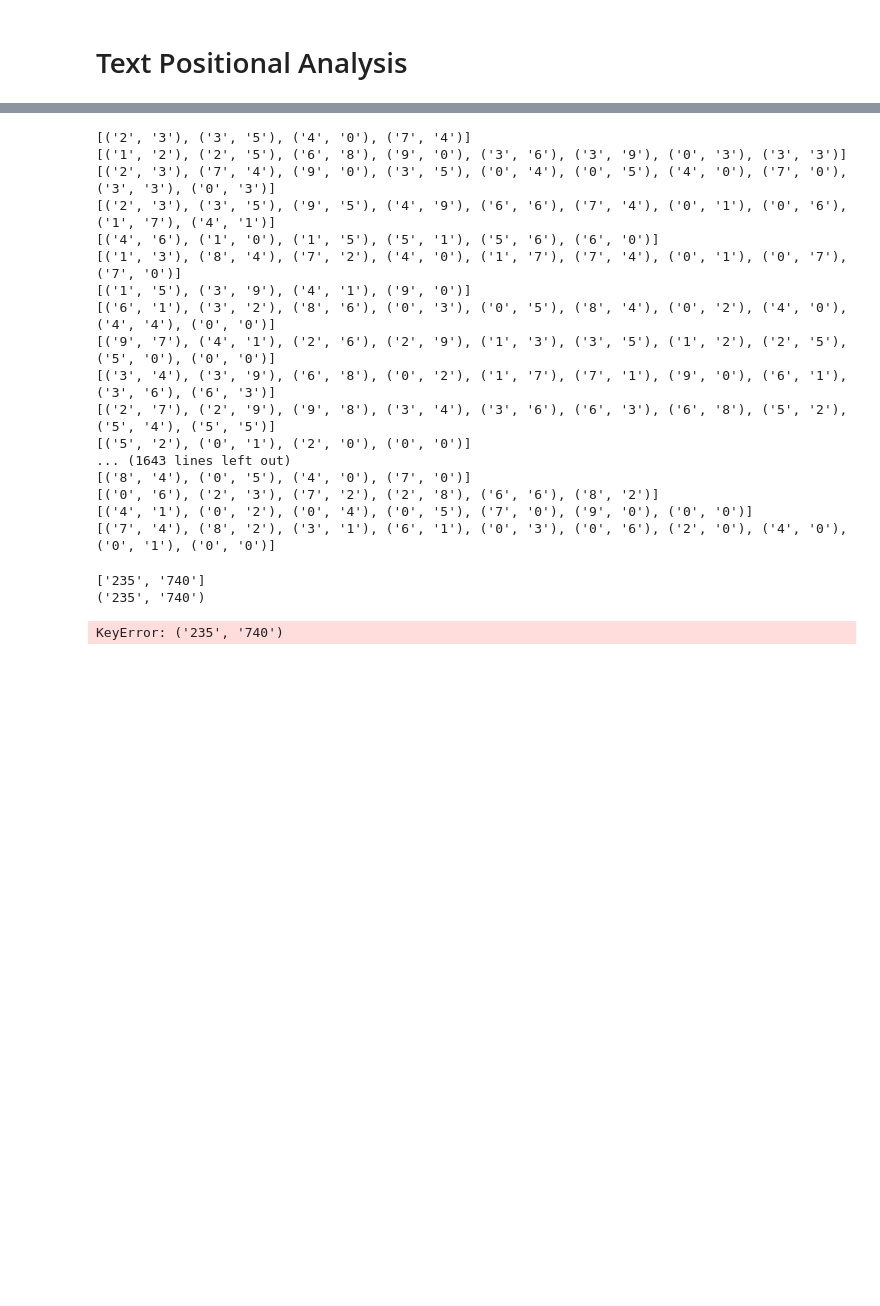
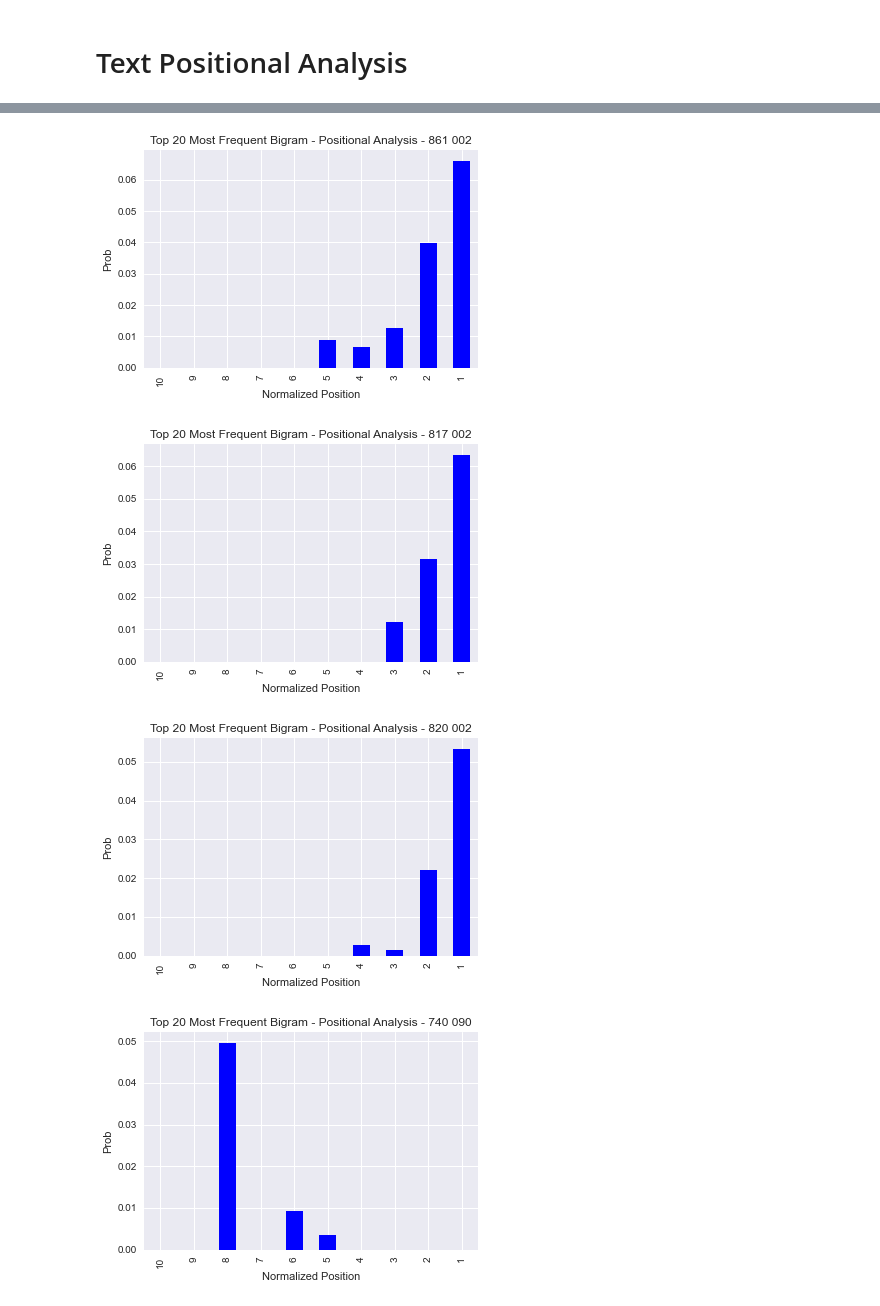
Before and after one commit to varundataquest/Indus-Valley-Text-Analysis, a Jupyter notebook: ICITTextAnalysis-Textual Analysis.ipynb, the cells around one changed output, grey strips where cells are left out. Drawn from its saved outputs; the diff is of its cells as text; code cells hidden in the pictures; blank space fills up the shorter version.

```diff
--- a/ICITTextAnalysis-Textual Analysis.ipynb
+++ b/ICITTextAnalysis-Textual Analysis.ipynb
@@ -469,29 +718 @@ for unigram in pd_text_unigrams1:
 ... (8 outputs left out)
-# %%
-import nltk
-from nltk.collocations import *
-bigram_measures = nltk.collocations.BigramAssocMeasures()
-trigram_measures = nltk.collocations.TrigramAssocMeasures()
-fourgram_measures = nltk.collocations.QuadgramAssocMeasures()
-for text in df[df.standardized_text!=''].standardized_text.apply(word_tokenize):
-    #print(text)
-    finder = BigramCollocationFinder.from_documents(text)
-    print(finder.nbest(bigram_measures.pmi, 10))
-# %% [output]
-[('2', '3'), ('3', '5'), ('4', '0'), ('7', '4')]
-[('1', '2'), ('2', '5'), ('6', '8'), ('9', '0'), ('3', '6'), ('3', '9'), ('0', '3'), ('3', '3')]
-[('2', '3'), ('7', '4'), ('9', '0'), ('3', '5'), ('0', '4'), ('0', '5'), ('4', '0'), ('7', '0'), ('3', '3'), ('0', '3')]
-[('2', '3'), ('3', '5'), ('9', '5'), ('4', '9'), ('6', '6'), ('7', '4'), ('0', '1'), ('0', '6'), ('1', '7'), ('4', '1')]
-[('4', '6'), ('1', '0'), ('1', '5'), ('5', '1'), ('5', '6'), ('6', '0')]
-[('1', '3'), ('8', '4'), ('7', '2'), ('4', '0'), ('1', '7'), ('7', '4'), ('0', '1'), ('0', '7'), ('7', '0')]
-[('1', '5'), ('3', '9'), ('4', '1'), ('9', '0')]
-[('6', '1'), ('3', '2'), ('8', '6'), ('0', '3'), ('0', '5'), ('8', '4'), ('0', '2'), ('4', '0'), ('4', '4'), ('0', '0')]
-[('9', '7'), ('4', '1'), ('2', '6'), ('2', '9'), ('1', '3'), ('3', '5'), ('1', '2'), ('2', '5'), ('5', '0'), ('0', '0')]
-[('3', '4'), ('3', '9'), ('6', '8'), ('0', '2'), ('1', '7'), ('7', '1'), ('9', '0'), ('6', '1'), ('3', '6'), ('6', '3')]
-[('2', '7'), ('2', '9'), ('9', '8'), ('3', '4'), ('3', '6'), ('6', '3'), ('6', '8'), ('5', '2'), ('5', '4'), ('5', '5')]
-[('5', '2'), ('0', '1'), ('2', '0'), ('0', '0')]
-... (1643 lines left out)
-[('8', '4'), ('0', '5'), ('4', '0'), ('7', '0')]
-[('0', '6'), ('2', '3'), ('7', '2'), ('2', '8'), ('6', '6'), ('8', '2')]
-[('4', '1'), ('0', '2'), ('0', '4'), ('0', '5'), ('7', '0'), ('9', '0'), ('0', '0')]
-[('7', '4'), ('8', '2'), ('3', '1'), ('6', '1'), ('0', '3'), ('0', '6'), ('2', '0'), ('4', '0'), ('0', '1'), ('0', '0')]
@@ -506,19 +718,0 @@ for text in df[df.standardized_text!=''].standardized_text:
-# %%
-import nltk
-from nltk.collocations import BigramCollocationFinder, BigramAssocMeasures
-bi_dict = dict()
-bg_measures = BigramAssocMeasures()
-for text in df[df.standardized_text!=''].standardized_text:
-    words = nltk.word_tokenize(text)
-    print(words)
-    bi_finder = BigramCollocationFinder.from_words(words)
-    bi_finder
-    bi_collocs = bi_finder.nbest(bg_measures.likelihood_ratio, 10)
-    #print(bi_collocs)
-    for colloc in bi_collocs:
-        print(colloc)
-        bi_dict[colloc] += 1
-# %% [output]
-['235', '740']
-('235', '740')
-KeyError: ('235', '740')
@@ -537,0 +719,14 @@ for text in df[df.standardized_text!=''].standardized_text:
+# %%
+for bigram in pd_text_bigrams1:
+    df_text_norm_position_bigrams_prob[bigram].plot(kind='bar', color='blue')
+
+    plt.xlabel("Normalized Position")
+    plt.ylabel("Prob")
+    plt.title("Top 20 Most Frequent Bigram - Positional Analysis - " + bigram)
+
+    plt.show()
+# %% [output]
+[figure, added]
+[figure, added]
+[figure, added]
+[figure, added]
```
Also changed, not shown: parts of 40 cells of this notebook.
